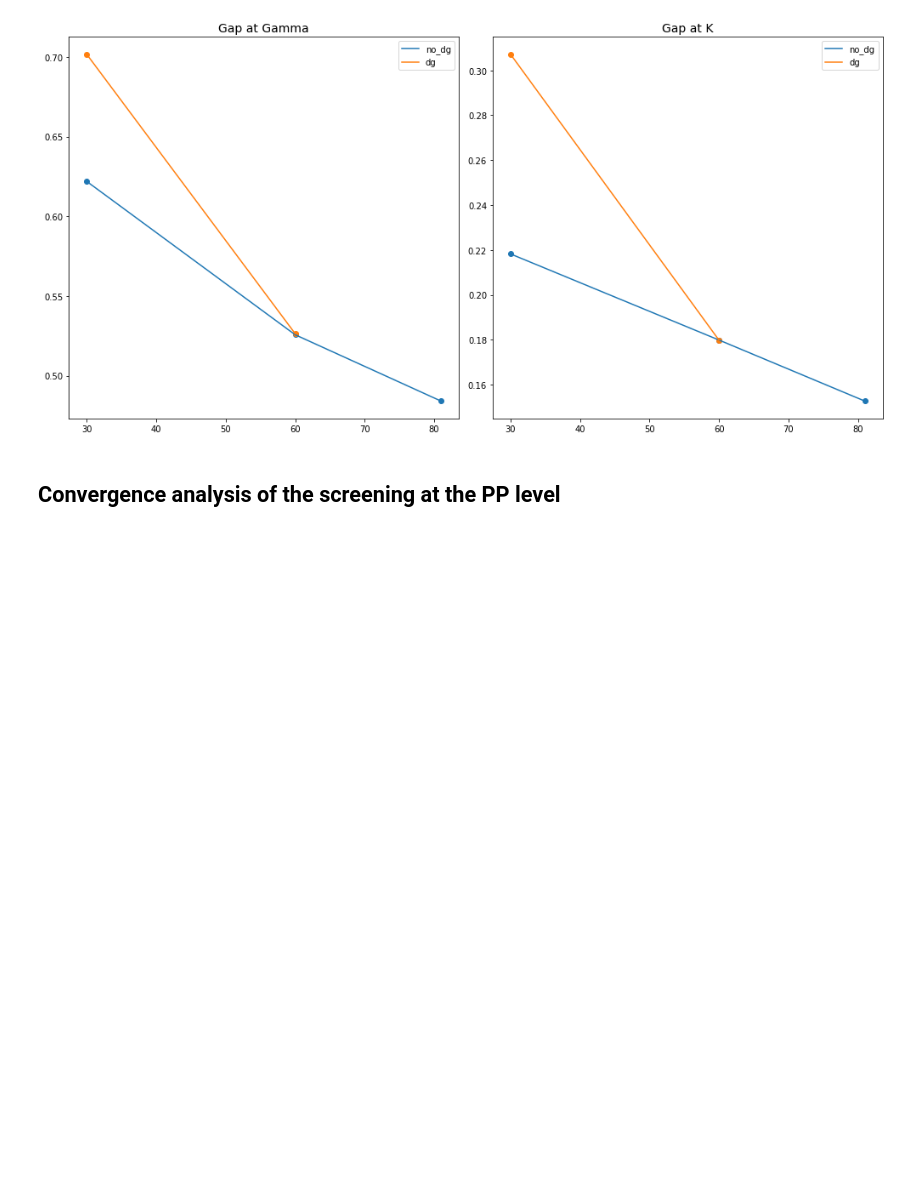
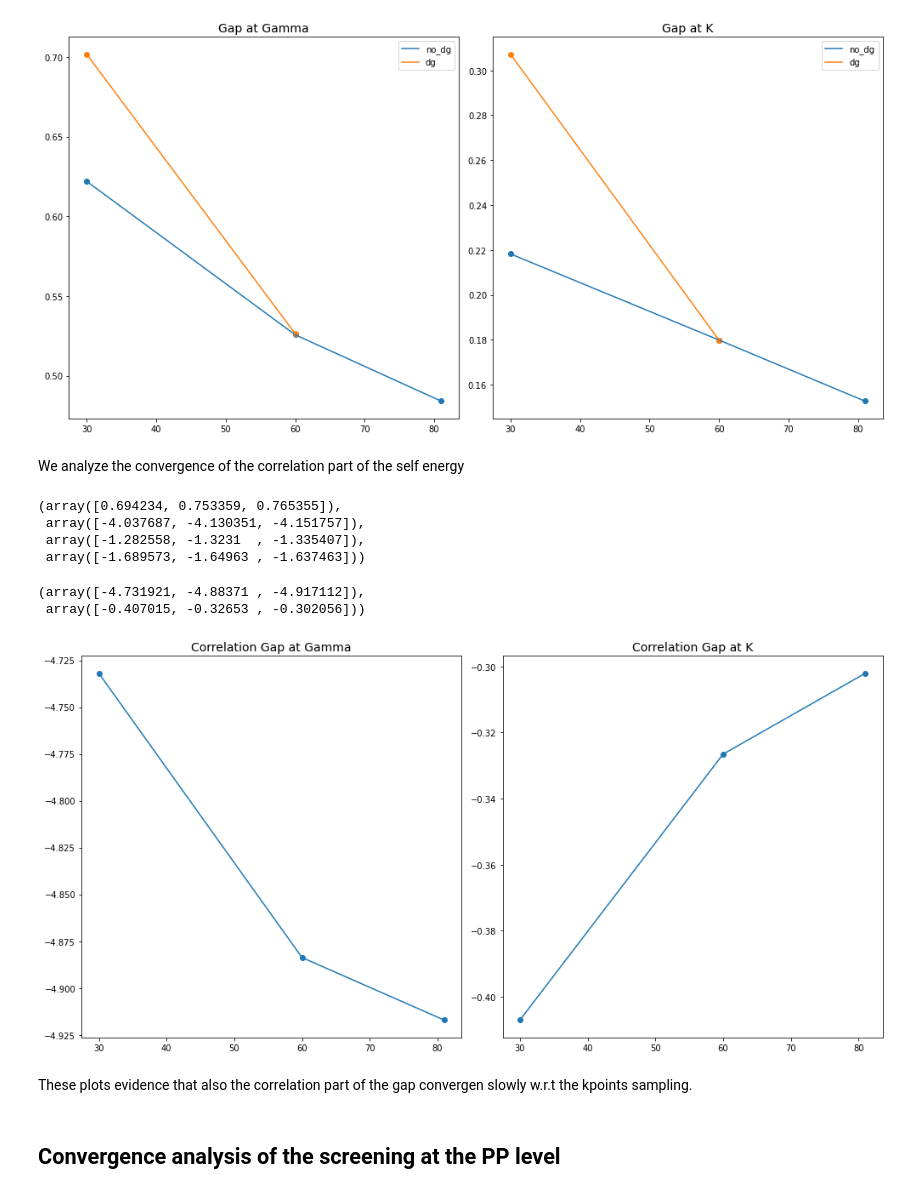
Before and after one commit to marcodalessandro76/Germanene, a Jupyter notebook: GW_Analysis_new.ipynb, the cells around one changed output. Saved outputs shown, nothing was run; the diff lists cells and outputs as text; code cells hidden in the pictures; blank space fills up the shorter version.

```diff
--- a/GW_Analysis_new.ipynb
+++ b/GW_Analysis_new.ipynb
@@ -761,6 +761,41 @@ axes[1].set_title('Gap at K',size=14)
 fig.tight_layout()
 # %% [output]
 [figure]
+# %% [markdown]
+We analyze the convergence of the correlation part of the self energy
+# %%
+sc_gamma_val = np.array([r.data['qp']['sce0'][0] for r in results_G])
+sc_gamma_con = np.array([r.data['qp']['sce0'][1] for r in results_G])
+
+sc_k_val = np.array([r.data['qp']['sce0'][0] for r in results_K])
+sc_k_con = np.array([r.data['qp']['sce0'][1] for r in results_K])
+# %%
+sc_gamma_val,sc_gamma_con,sc_k_val,sc_k_con
+# %% [output]
+(array([0.694234, 0.753359, 0.765355]),
+ array([-4.037687, -4.130351, -4.151757]),
+ array([-1.282558, -1.3231  , -1.335407]),
+ array([-1.689573, -1.64963 , -1.637463]))
+# %%
+sc_gamma_gap = sc_gamma_con-sc_gamma_val
+sc_k_gap = sc_k_con-sc_k_val
+sc_gamma_gap,sc_k_gap
+# %% [output]
+(array([-4.731921, -4.88371 , -4.917112]),
+ array([-0.407015, -0.32653 , -0.302056]))
+# %%
+fig, axes = plt.subplots(nrows=1, ncols=2, figsize=(14, 7))
+axes[0].plot(kpoints,sc_gamma_gap)
+axes[0].scatter(kpoints,sc_gamma_gap)
+axes[0].set_title('Correlation Gap at Gamma',size=14)
+axes[1].plot(kpoints,sc_k_gap)
+axes[1].scatter(kpoints,sc_k_gap)
+axes[1].set_title('Correlation Gap at K',size=14)
+fig.tight_layout()
+# %% [output]
+[figure, added]
+# %% [markdown]
+These plots evidence that also the correlation part of the gap convergen slowly w.r.t the kpoints sampling.
 # %% [markdown]
 ## Convergence analysis of the screening at the PP level
 # %% [markdown]
```
Also changed, not shown: parts of 13 cells of this notebook.
